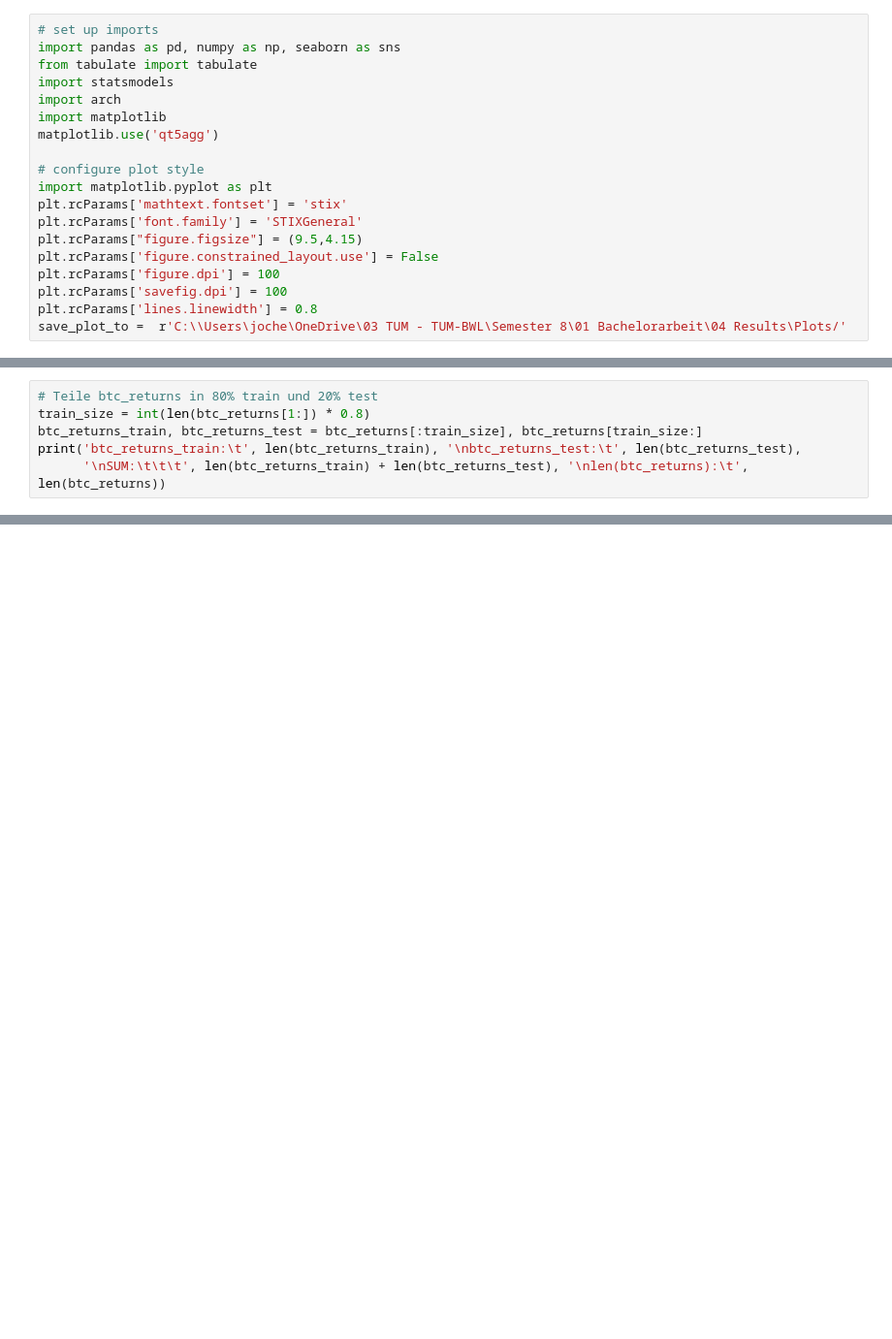
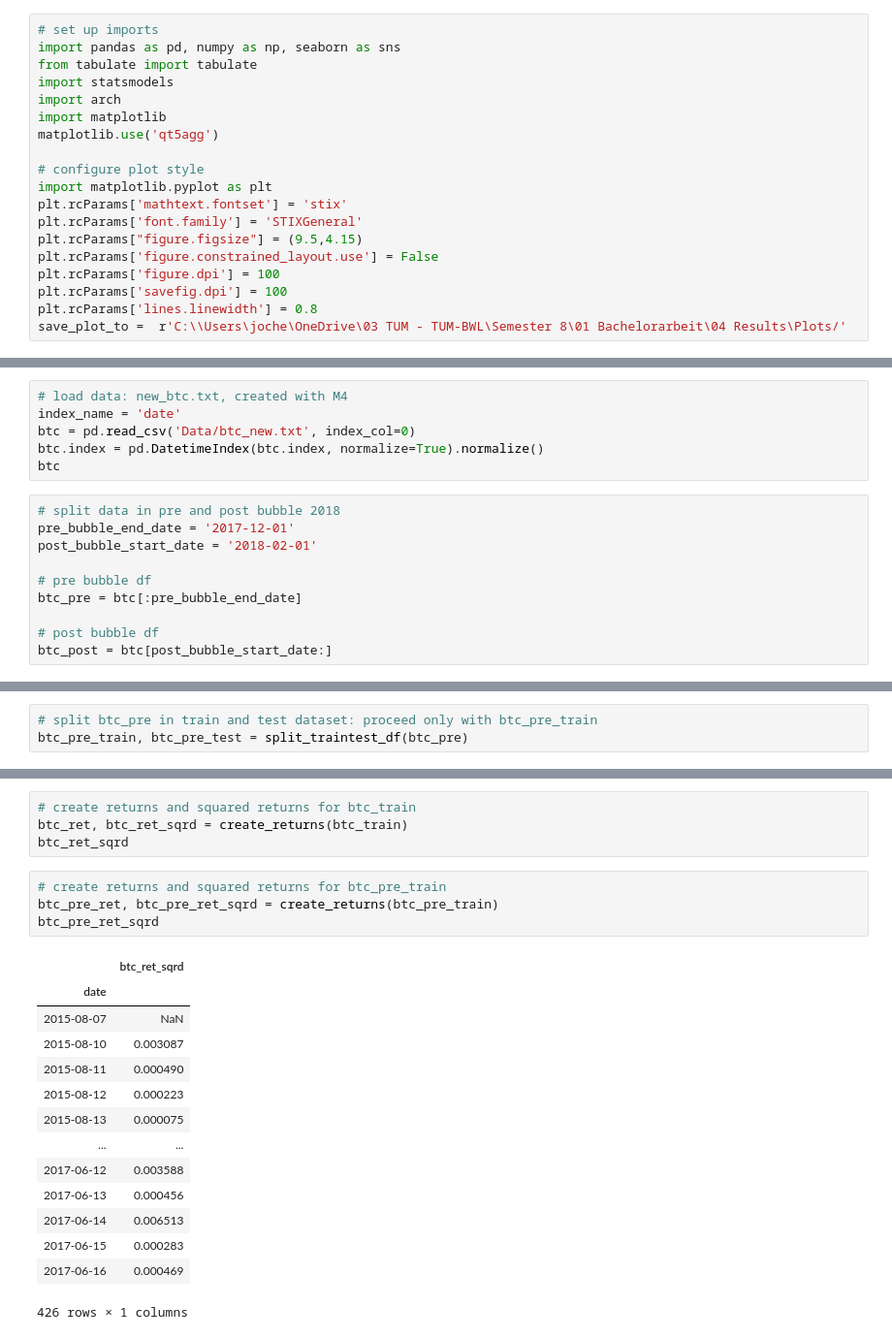
Before and after one commit to jochenmadler/BA_TimeSeriesAnalysis, a Jupyter notebook: M3.ipynb, the cells around one changed output, grey strips where cells are left out. Shown at 97% size. Cells and saved outputs as stored; diff of their text form; blank space fills up the shorter version.

```diff
--- a/M3.ipynb
+++ b/M3.ipynb
@@ -125,6 +19,0 @@ with open(save_plot_to+'ARCH_GARCH_logs_LaTeX.txt', 'a') as myfile:
-# %%
-# Teile btc_returns in 80% train und 20% test
-train_size = int(len(btc_returns[1:]) * 0.8)
-btc_returns_train, btc_returns_test = btc_returns[:train_size], btc_returns[train_size:]
-print('btc_returns_train:\t', len(btc_returns_train), '\nbtc_returns_test:\t', len(btc_returns_test),
-      '\nSUM:\t\t\t', len(btc_returns_train) + len(btc_returns_test), '\nlen(btc_returns):\t', len(btc_returns))
@@ -200,0 +20,16 @@ Text(0.5, 1.0, 'Einschrittprognose $\\hat{\\sigma}^2_{BTC}$ GARCH(1,1)')
+# %%
+# load data: new_btc.txt, created with M4
+index_name = 'date'
+btc = pd.read_csv('Data/btc_new.txt', index_col=0)
+btc.index = pd.DatetimeIndex(btc.index, normalize=True).normalize()
+btc
+# %%
+# split data in pre and post bubble 2018
+pre_bubble_end_date = '2017-12-01'
+post_bubble_start_date = '2018-02-01'
+
+# pre bubble df
+btc_pre = btc[:pre_bubble_end_date]
+
+# post bubble df
+btc_post = btc[post_bubble_start_date:]
@@ -200,0 +197,3 @@ Text(0.5, 1.0, 'Einschrittprognose $\\hat{\\sigma}^2_{BTC}$ GARCH(1,1)')
+# %%
+# split btc_pre in train and test dataset: proceed only with btc_pre_train
+btc_pre_train, btc_pre_test = split_traintest_df(btc_pre)
@@ -200,0 +213,23 @@ Text(0.5, 1.0, 'Einschrittprognose $\\hat{\\sigma}^2_{BTC}$ GARCH(1,1)')
+# %%
+# create returns and squared returns for btc_train
+btc_ret, btc_ret_sqrd = create_returns(btc_train)
+btc_ret_sqrd
+# %%
+# create returns and squared returns for btc_pre_train
+btc_pre_ret, btc_pre_ret_sqrd = create_returns(btc_pre_train)
+btc_pre_ret_sqrd
+# %% [output]
+|  | btc_ret_sqrd |
+| date |  |
+| 2015-08-07 | NaN |
+| 2015-08-10 | 0.003087 |
+| 2015-08-11 | 0.000490 |
+| 2015-08-12 | 0.000223 |
+| 2015-08-13 | 0.000075 |
+| ... | ... |
+| 2017-06-12 | 0.003588 |
+| 2017-06-13 | 0.000456 |
+| 2017-06-14 | 0.006513 |
+| 2017-06-15 | 0.000283 |
+| 2017-06-16 | 0.000469 |
+426 rows × 1 columns
```
Also changed, not shown: parts of 47 cells of this notebook.
